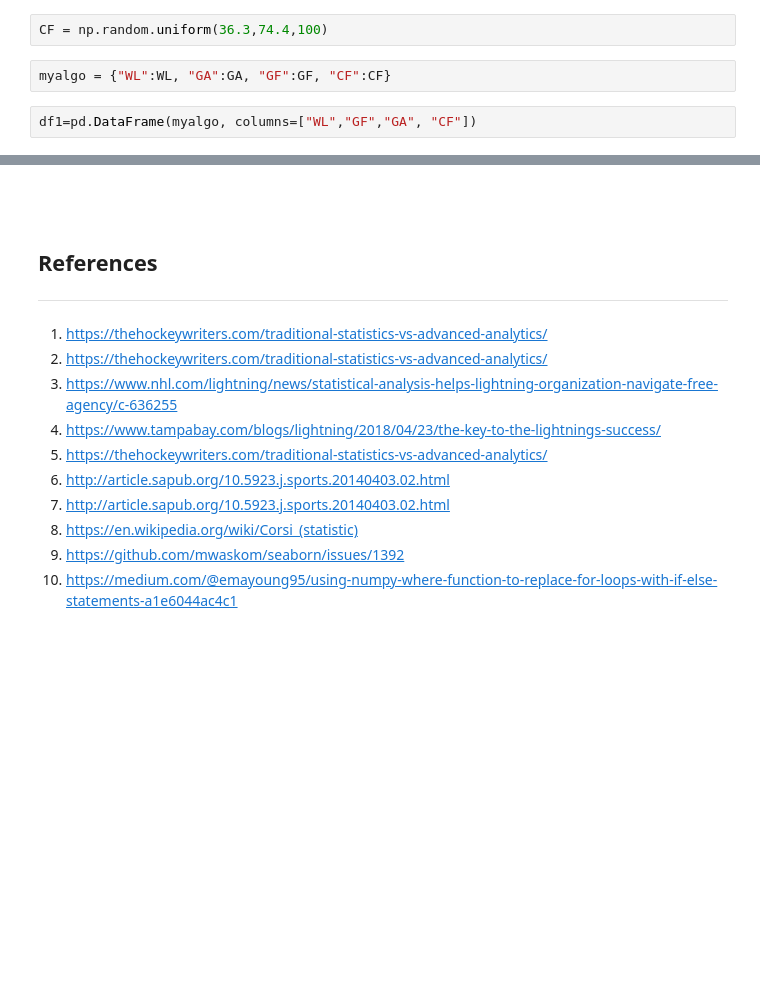
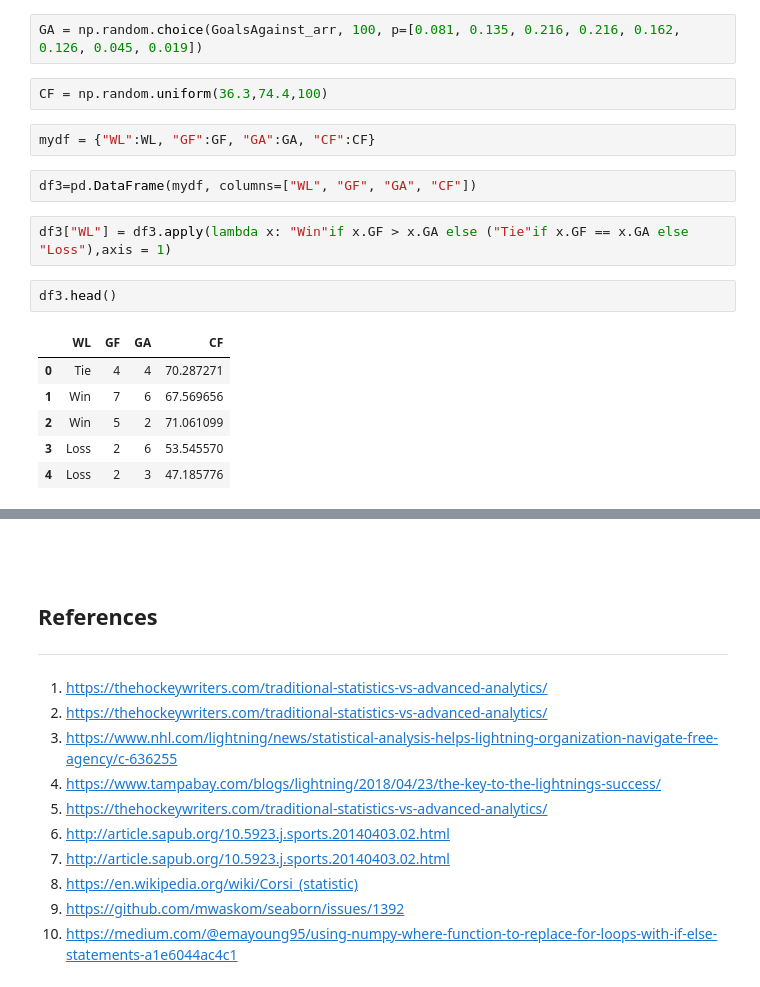
Before and after one commit to pjmeehan/PDA-PROJECT, a Jupyter notebook: PDA Project 2018.ipynb, the cells around one changed output, grey strips where cells are left out. Saved outputs shown, nothing was run; the diff lists cells and outputs as text; blank space fills up the shorter version.

```diff
--- a/PDA Project 2018.ipynb
+++ b/PDA Project 2018.ipynb
@@ -151,6 +199,19 @@ GA = np.random.randint(0, 7, 100)
+# %%
+GA = np.random.choice(GoalsAgainst_arr, 100, p=[0.081, 0.135, 0.216, 0.216, 0.162, 0.126, 0.045, 0.019])
 # %%
 CF = np.random.uniform(36.3,74.4,100)
 # %%
-myalgo = {"WL":WL, "GA":GA, "GF":GF, "CF":CF}
+mydf = {"WL":WL, "GF":GF, "GA":GA, "CF":CF}
 # %%
-df1=pd.DataFrame(myalgo, columns=["WL","GF","GA", "CF"])
+df3=pd.DataFrame(mydf, columns=["WL", "GF", "GA", "CF"])
+# %%
+df3["WL"] = df3.apply(lambda x: "Win"if x.GF > x.GA else ("Tie"if x.GF == x.GA else "Loss"),axis = 1)
+# %%
+df3.head()
+# %% [output]
+|  | WL | GF | GA | CF |
+| 0 | Tie | 4 | 4 | 70.287271 |
+| 1 | Win | 7 | 6 | 67.569656 |
+| 2 | Win | 5 | 2 | 71.061099 |
+| 3 | Loss | 2 | 6 | 53.545570 |
+| 4 | Loss | 2 | 3 | 47.185776 |
```
Also changed, not shown: parts of 51 cells of this notebook.
